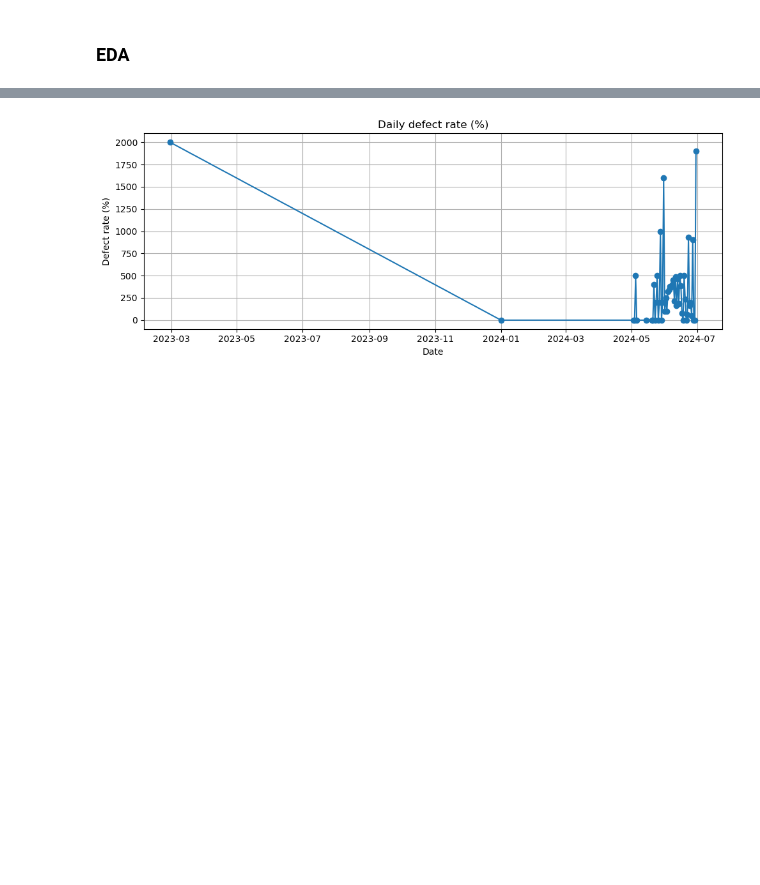
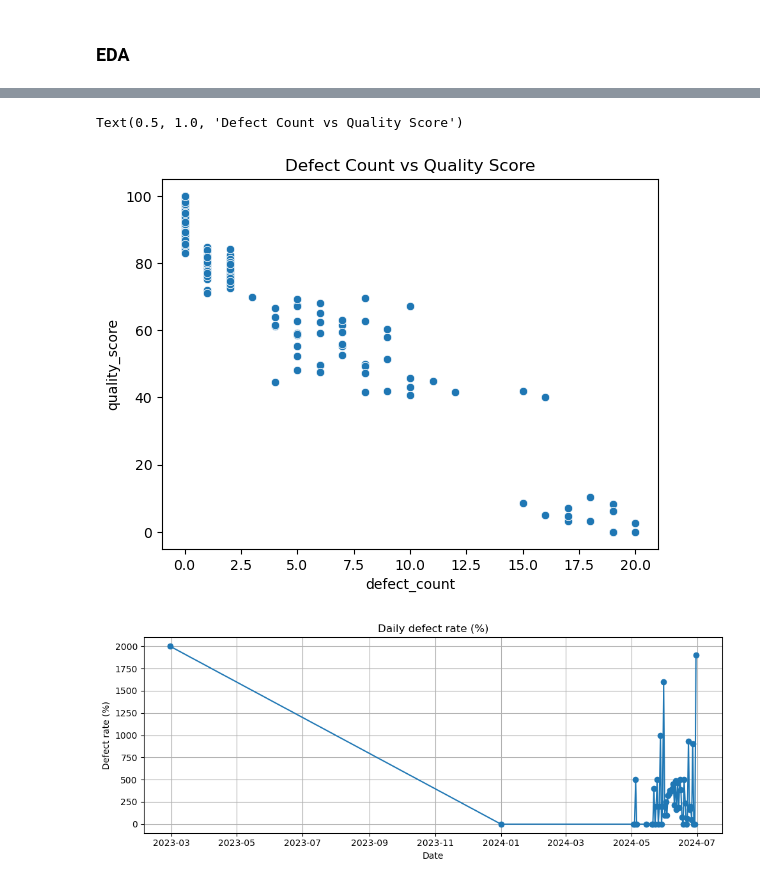
Before and after one commit to bbhatta10/Smart-Quality-Analysis, a Jupyter notebook: ManuQuality.ipynb, the cells around one changed output, grey strips where cells are left out. Drawn from its saved outputs; the diff is of its cells as text; code cells hidden in the pictures; blank space fills up the shorter version.

```diff
--- a/ManuQuality.ipynb
+++ b/ManuQuality.ipynb
@@ -185,3 +190,10 @@ Unique Inspectors: 27
+# %%
+# Defect count vs Quality Score
+sns.scatterplot(x='defect_count', y='quality_score', data=df)
+plt.title("Defect Count vs Quality Score")
+# %% [output]
+Text(0.5, 1.0, 'Defect Count vs Quality Score')
+[figure, added]
 # %%
 # Aggregate per day
 if 'prod_date' in df.columns:
```
Also changed, not shown: parts of 7 cells of this notebook.
